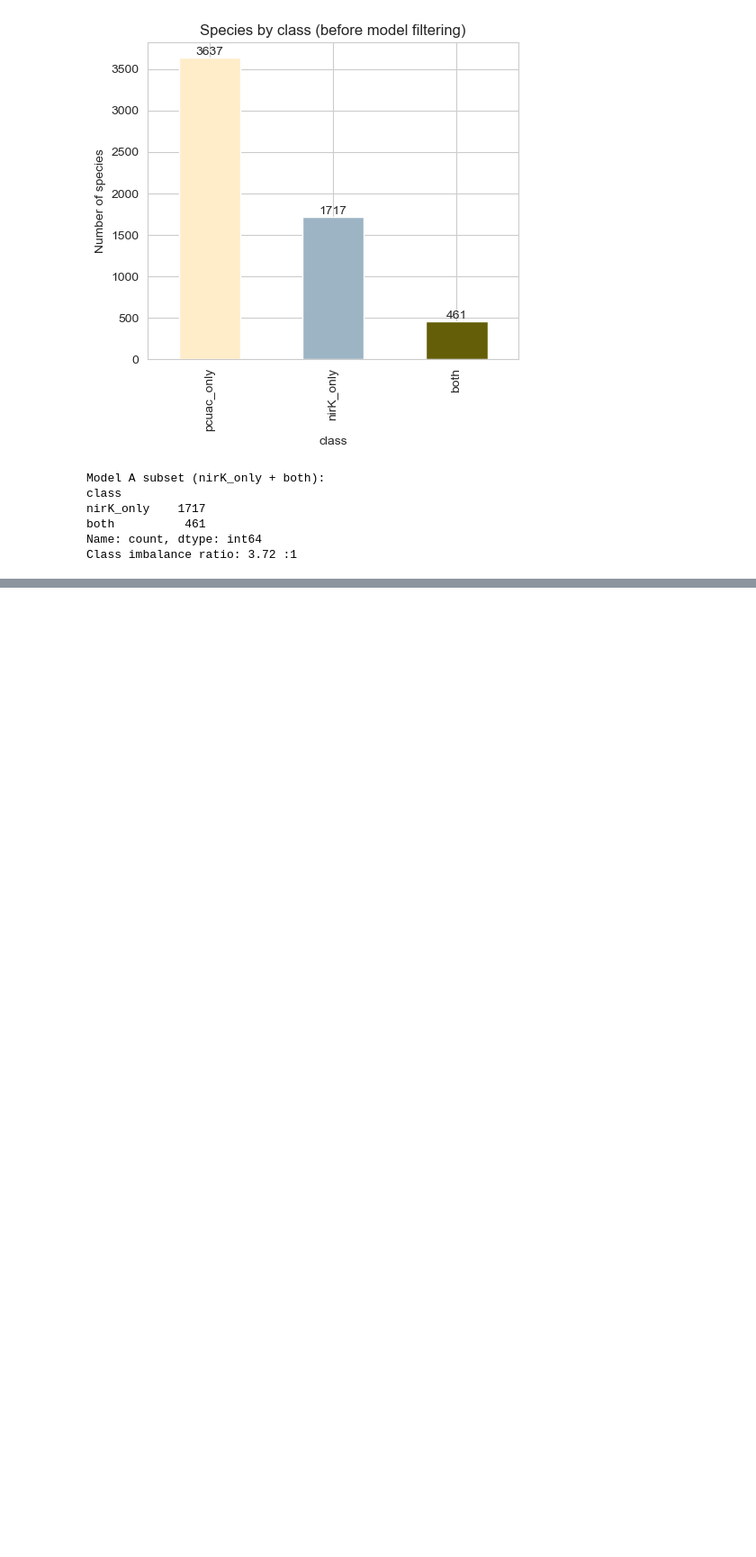
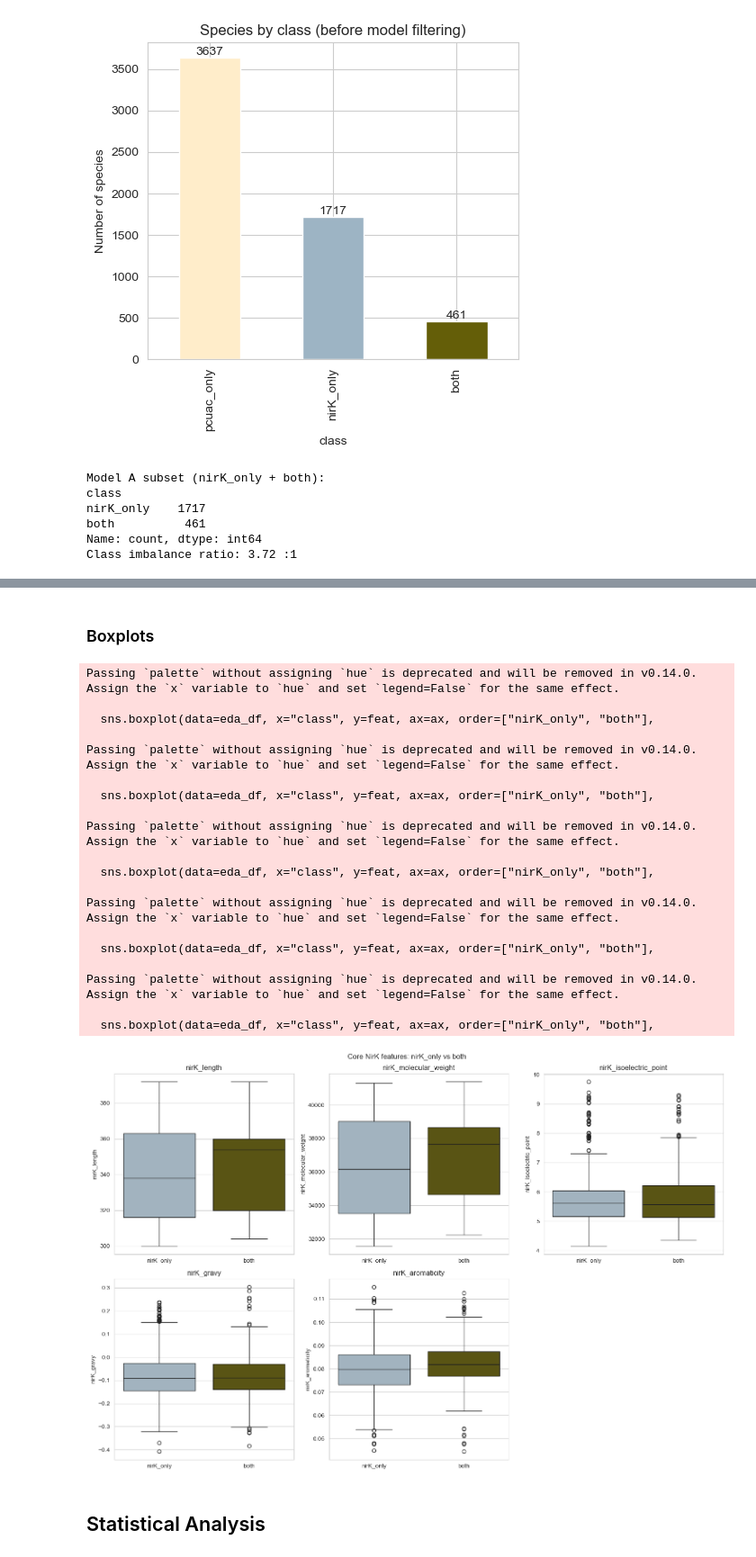
Before and after one commit to dayanaraaa/predicting-nirk-pcuac-cooccurrence, a Jupyter notebook: scripts/stage_5/model_A_final.ipynb, the cells around one changed output, grey strips where cells are left out. Shown at 90% size. Drawn from its saved outputs; the diff is of its cells as text; code cells hidden in the pictures; blank space fills up the shorter version.

```diff
--- a/scripts/stage_5/model_A_final.ipynb
+++ b/scripts/stage_5/model_A_final.ipynb
@@ -306,0 +334,41 @@ Class imbalance ratio: 3.72 :1
+# %% [markdown]
+### Boxplots
+# %%
+# Boxplots comparing nirK_only vs both
+fig, axes = plt.subplots(2,3, figsize=(15,10))
+for ax, feat in zip(axes.flat, BASE_NIRK_FEATURES):
+    sns.boxplot(data=eda_df, x="class", y=feat, ax=ax, order=["nirK_only", "both"],
+                palette={"nirK_only": "#9DB4C4", "both": "#645E08" },
+                legend=False)
+    ax.set_title(feat)
+    ax.set_xlabel("")
+axes.flat[-1].axis("off")
+fig.suptitle("Core NirK features: nirK_only vs both")
+fig.tight_layout()
+plt.show()
+
+# Save to outputs folder
+fig.savefig(os.path.join(OUTPUT_DIR, "figures", "eda_boxplots_model_A.png"), dpi=200, bbox_inches="tight")
+# %% [output]
+Passing `palette` without assigning `hue` is deprecated and will be removed in v0.14.0. Assign the `x` variable to `hue` and set `legend=False` for the same effect.
+
+  sns.boxplot(data=eda_df, x="class", y=feat, ax=ax, order=["nirK_only", "both"],
+
+Passing `palette` without assigning `hue` is deprecated and will be removed in v0.14.0. Assign the `x` variable to `hue` and set `legend=False` for the same effect.
+
+  sns.boxplot(data=eda_df, x="class", y=feat, ax=ax, order=["nirK_only", "both"],
+
+Passing `palette` without assigning `hue` is deprecated and will be removed in v0.14.0. Assign the `x` variable to `hue` and set `legend=False` for the same effect.
+
+  sns.boxplot(data=eda_df, x="class", y=feat, ax=ax, order=["nirK_only", "both"],
+
+Passing `palette` without assigning `hue` is deprecated and will be removed in v0.14.0. Assign the `x` variable to `hue` and set `legend=False` for the same effect.
+
+  sns.boxplot(data=eda_df, x="class", y=feat, ax=ax, order=["nirK_only", "both"],
+
+Passing `palette` without assigning `hue` is deprecated and will be removed in v0.14.0. Assign the `x` variable to `hue` and set `legend=False` for the same effect.
+
+  sns.boxplot(data=eda_df, x="class", y=feat, ax=ax, order=["nirK_only", "both"],
+[figure, added]
+# %% [markdown]
+## Statistical Analysis
```
Also changed, not shown: parts of 5 cells of this notebook, 6 other files.
